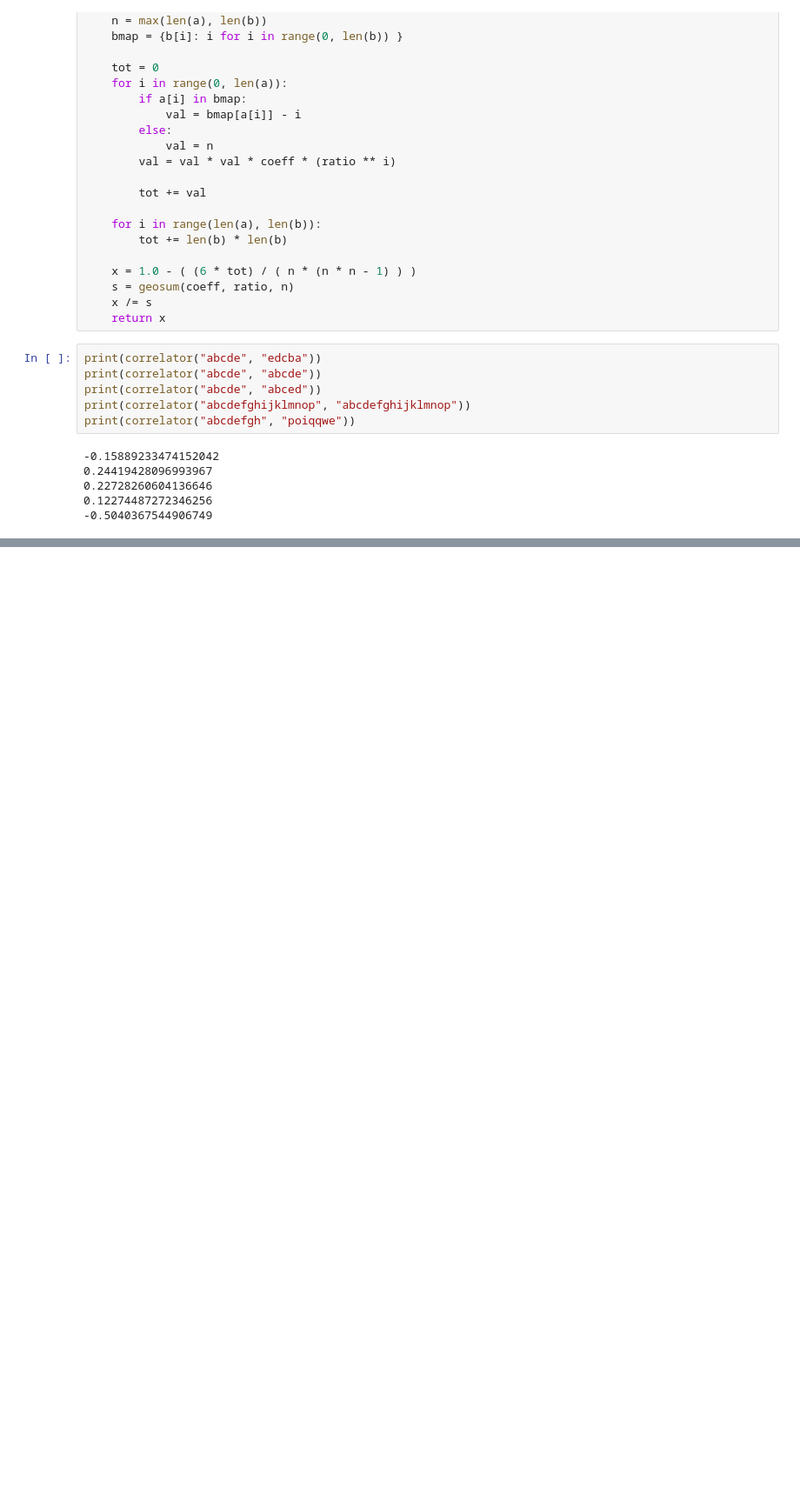
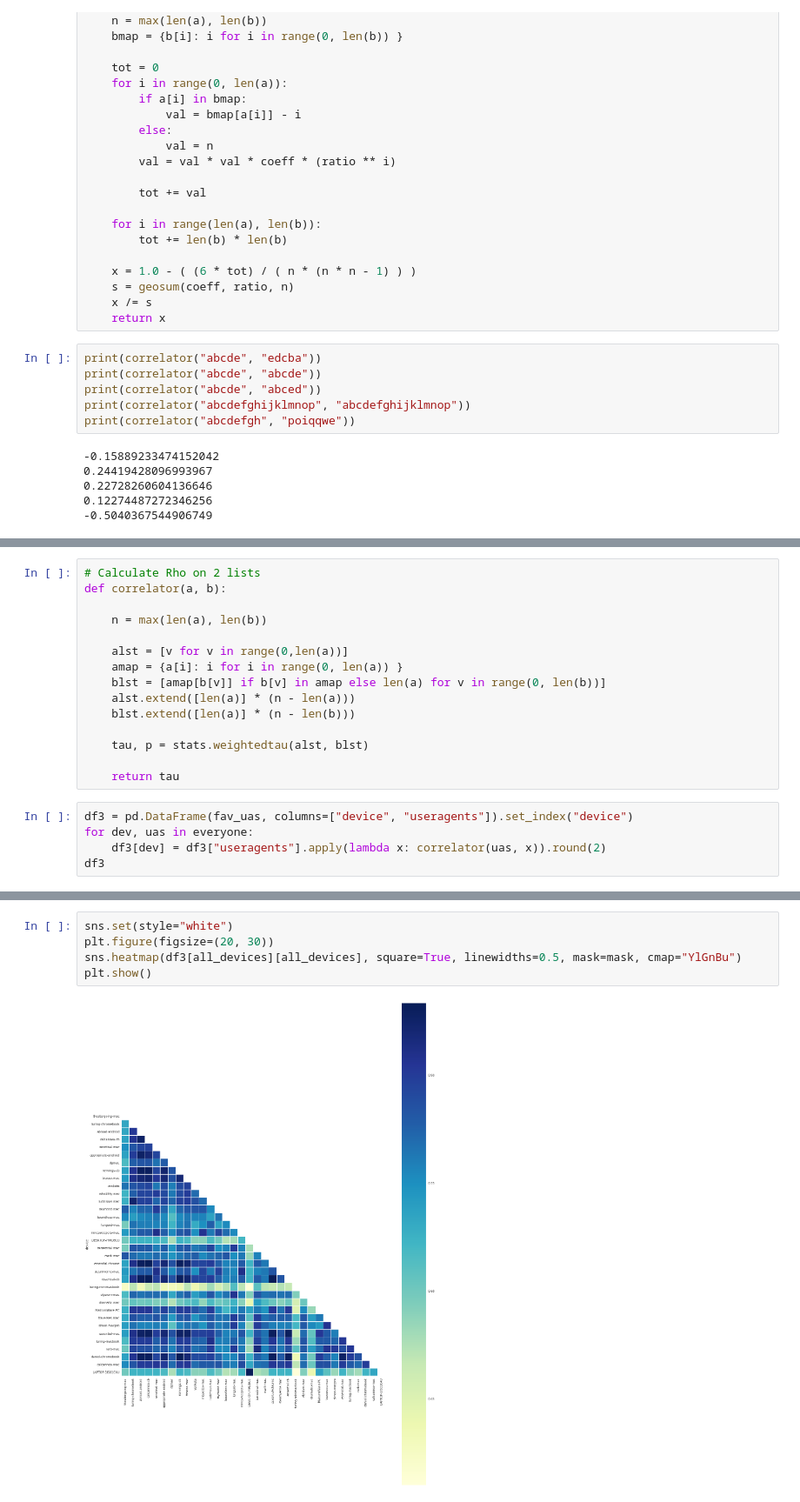
Before and after one commit to careytews/threat-graph-utils, a Jupyter notebook: user-agent-rank-correlation.ipynb, the cells around one changed output, grey strips where cells are left out. Shown at 87% size. Cells and saved outputs as stored; diff of their text form; blank space fills up the shorter version.

```diff
--- a/user-agent-rank-correlation.ipynb
+++ b/user-agent-rank-correlation.ipynb
@@ -360,0 +360,20 @@ plt.show()
+# %%
+# Calculate Rho on 2 lists
+def correlator(a, b):
+
+    n = max(len(a), len(b))
+
+    alst = [v for v in range(0,len(a))]
+    amap = {a[i]: i for i in range(0, len(a)) }
+    blst = [amap[b[v]] if b[v] in amap else len(a) for v in range(0, len(b))]
+    alst.extend([len(a)] * (n - len(a)))
+    blst.extend([len(a)] * (n - len(b)))
+
+    tau, p = stats.weightedtau(alst, blst)
+
+    return tau
+# %%
+df3 = pd.DataFrame(fav_uas, columns=["device", "useragents"]).set_index("device")
+for dev, uas in everyone:
+    df3[dev] = df3["useragents"].apply(lambda x: correlator(uas, x)).round(2)
+df3
@@ -360,0 +400,7 @@ plt.show()
+# %%
+sns.set(style="white")
+plt.figure(figsize=(20, 30))
+sns.heatmap(df3[all_devices][all_devices], square=True, linewidths=0.5, mask=mask, cmap="YlGnBu")
+plt.show()
+# %% [output]
+[figure, added]
```
Also changed, not shown: parts of 12 cells of this notebook, 1 other file.
